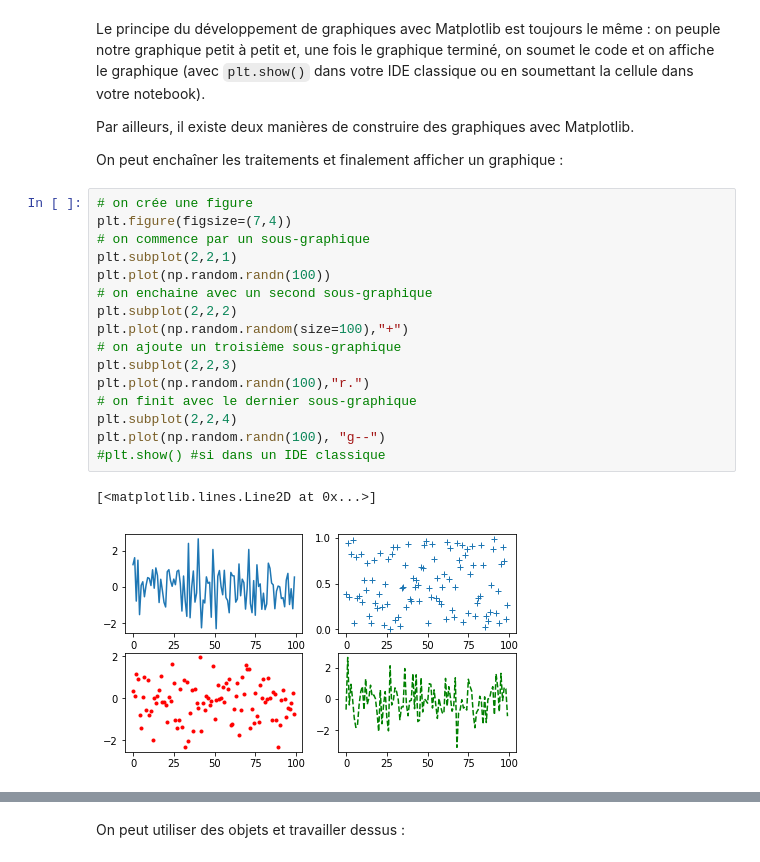
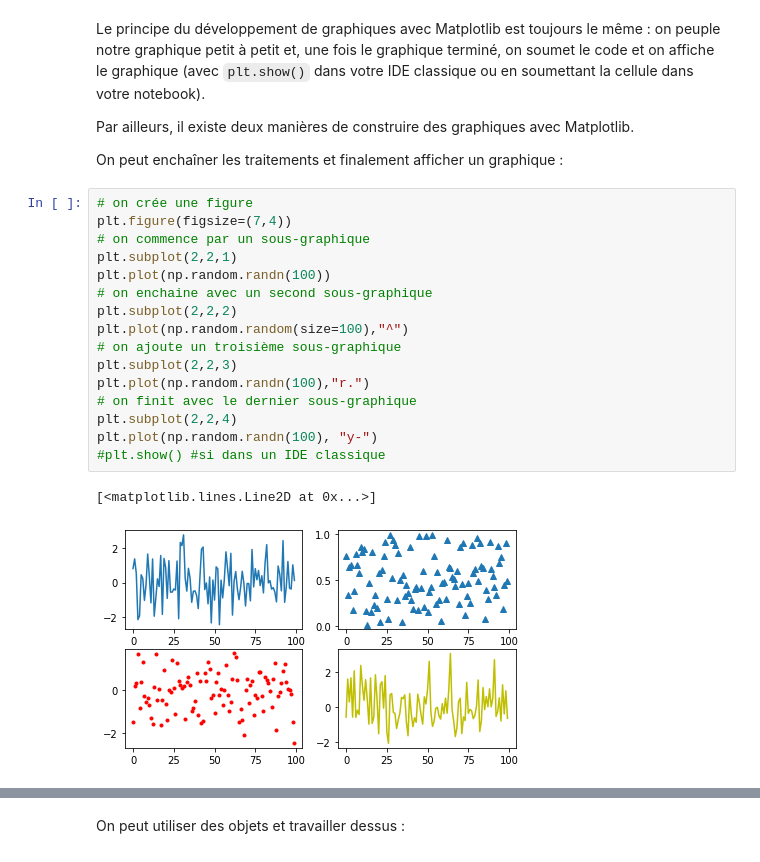
Before and after one commit to stat4decision/python-data-lbp-fev20, a Jupyter notebook: 06_Data_visualisation_matplotlib_seaborn.ipynb, the cells around one changed output, grey strips where cells are left out. Drawn from its saved outputs; the diff is of its cells as text.

```diff
--- a/06_Data_visualisation_matplotlib_seaborn.ipynb
+++ b/06_Data_visualisation_matplotlib_seaborn.ipynb
@@ -34,19 +34,19 @@ On peut enchaîner les traitements et finalement afficher un graphique :
 # %%
 # on crée une figure
 plt.figure(figsize=(7,4))
 # on commence par un sous-graphique
 plt.subplot(2,2,1)
 plt.plot(np.random.randn(100))
 # on enchaine avec un second sous-graphique
 plt.subplot(2,2,2)
-plt.plot(np.random.random(size=100),"+")
+plt.plot(np.random.random(size=100),"^")
 # on ajoute un troisième sous-graphique
 plt.subplot(2,2,3)
 plt.plot(np.random.randn(100),"r.")
 # on finit avec le dernier sous-graphique
 plt.subplot(2,2,4)
-plt.plot(np.random.randn(100), "g--")
+plt.plot(np.random.randn(100), "y-")
 #plt.show() #si dans un IDE classique
 # %% [output]
 [<matplotlib.lines.Line2D at 0x...>]
-[figure, old version]
+[figure, new version]
```
Also changed, not shown: parts of 13 cells of this notebook, 7 other files.
